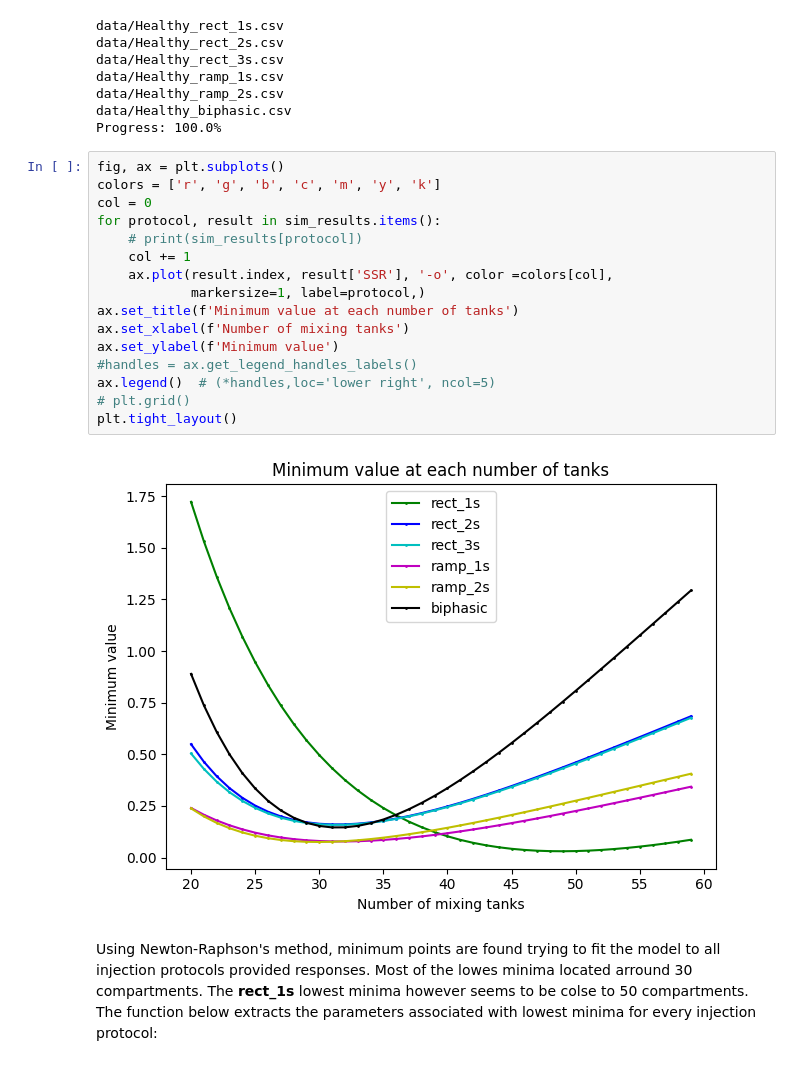
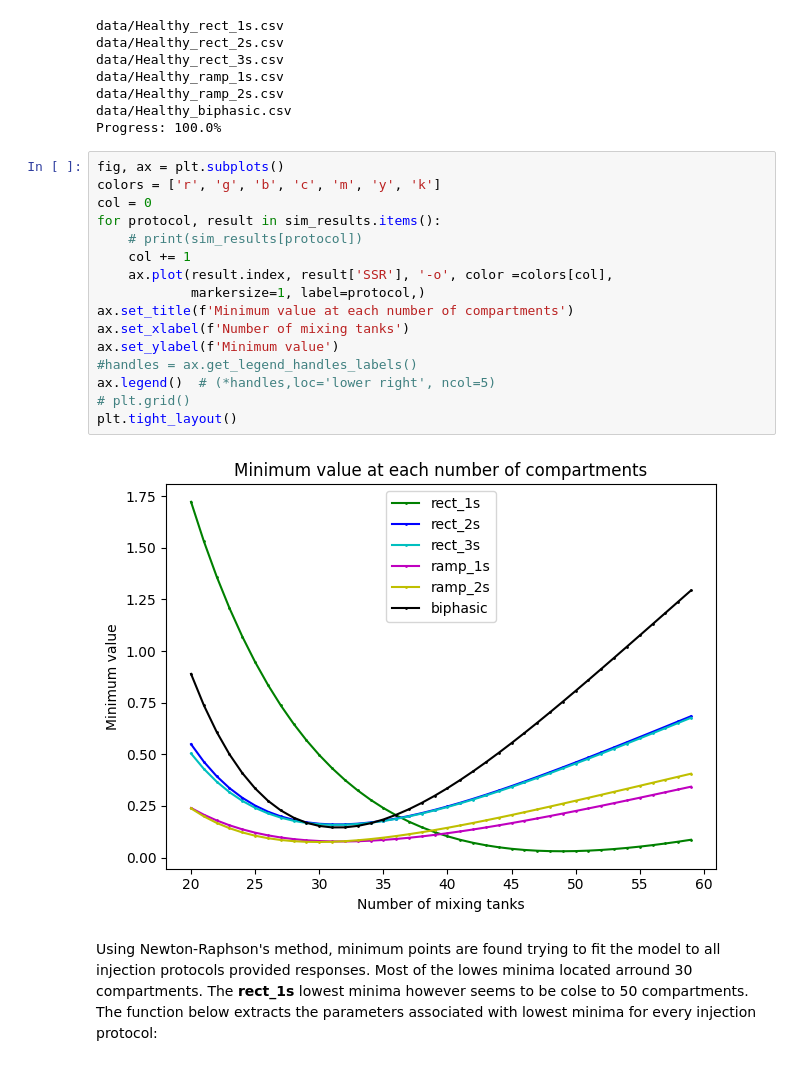
Before and after one commit to waves-stats/MOD_510_2023_autumn, a Jupyter notebook: Project3/project3_draft.ipynb, the cells around one changed output. Saved outputs shown, nothing was run; the diff lists cells and outputs as text.

```diff
--- a/Project3/project3_draft.ipynb
+++ b/Project3/project3_draft.ipynb
@@ -901,21 +901,21 @@ Progress: 100.0%
 # %%
 fig, ax = plt.subplots()
 colors = ['r', 'g', 'b', 'c', 'm', 'y', 'k']
 col = 0
 for protocol, result in sim_results.items():
     # print(sim_results[protocol])
     col += 1
     ax.plot(result.index, result['SSR'], '-o', color =colors[col],
             markersize=1, label=protocol,)
-ax.set_title(f'Minimum value at each number of tanks')
+ax.set_title(f'Minimum value at each number of compartments')
 ax.set_xlabel(f'Number of mixing tanks')
 ax.set_ylabel(f'Minimum value')
 #handles = ax.get_legend_handles_labels()
 ax.legend()  # (*handles,loc='lower right', ncol=5)
 # plt.grid()
 plt.tight_layout()
 # %% [output]
-[figure, old version]
+[figure, new version]
 # %% [markdown]
 Using Newton-Raphson's method, minimum points are found trying to fit the model to all injection protocols provided responses. Most of the lowes minima located arround 30 compartments. The **rect_1s** lowest minima however seems to be colse to 50 compartments.
 The function below extracts the parameters associated with lowest minima for every injection protocol:
```
Also changed, not shown: parts of 15 cells of this notebook.
